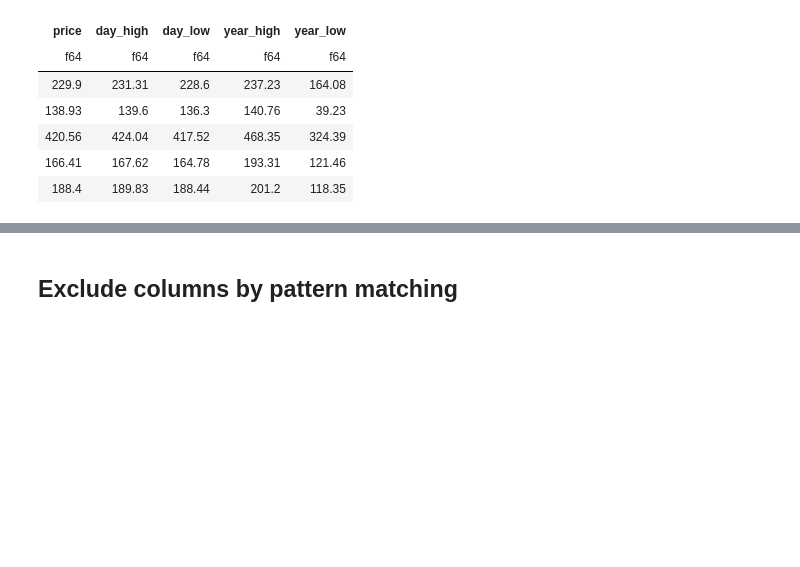
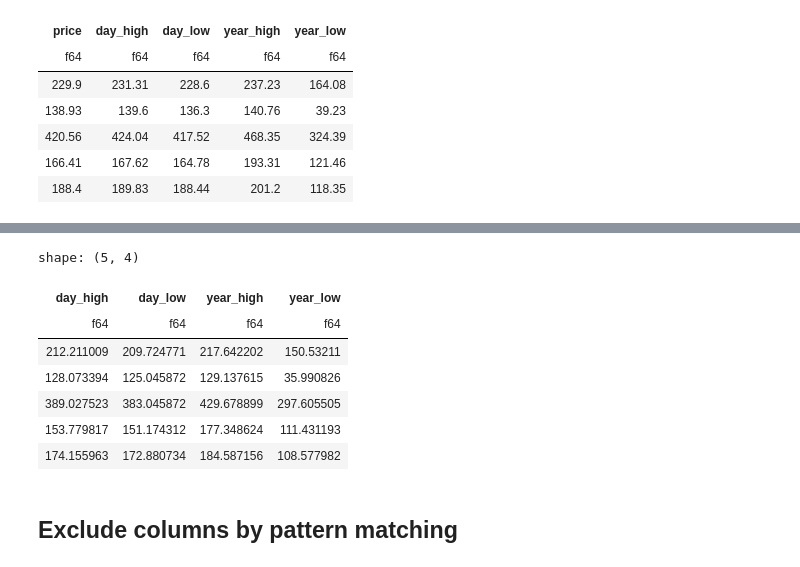
Before and after one commit to gafnts/exploring-polars, a Jupyter notebook: src/5-expression-expansion.ipynb, the cells around one changed output, grey strips where cells are left out. Drawn from its saved outputs; the diff is of its cells as text; code cells hidden in the pictures; blank space fills up the shorter version.

```diff
--- a/src/5-expression-expansion.ipynb
+++ b/src/5-expression-expansion.ipynb
@@ -135,3 +163,15 @@ shape: (5, 5)
+# %%
+result = df.select((cs.contains("_") - cs.string()) / eur_usd_rate)
+result
+# %% [output]
+shape: (5, 4)
+| day_high | day_low | year_high | year_low |
+| f64 | f64 | f64 | f64 |
+| 212.211009 | 209.724771 | 217.642202 | 150.53211 |
+| 128.073394 | 125.045872 | 129.137615 | 35.990826 |
+| 389.027523 | 383.045872 | 429.678899 | 297.605505 |
+| 153.779817 | 151.174312 | 177.348624 | 111.431193 |
+| 174.155963 | 172.880734 | 184.587156 | 108.577982 |
 # %% [markdown]
 ## Exclude columns by pattern matching
 # %%
```
Also changed, not shown: parts of 4 cells of this notebook.
